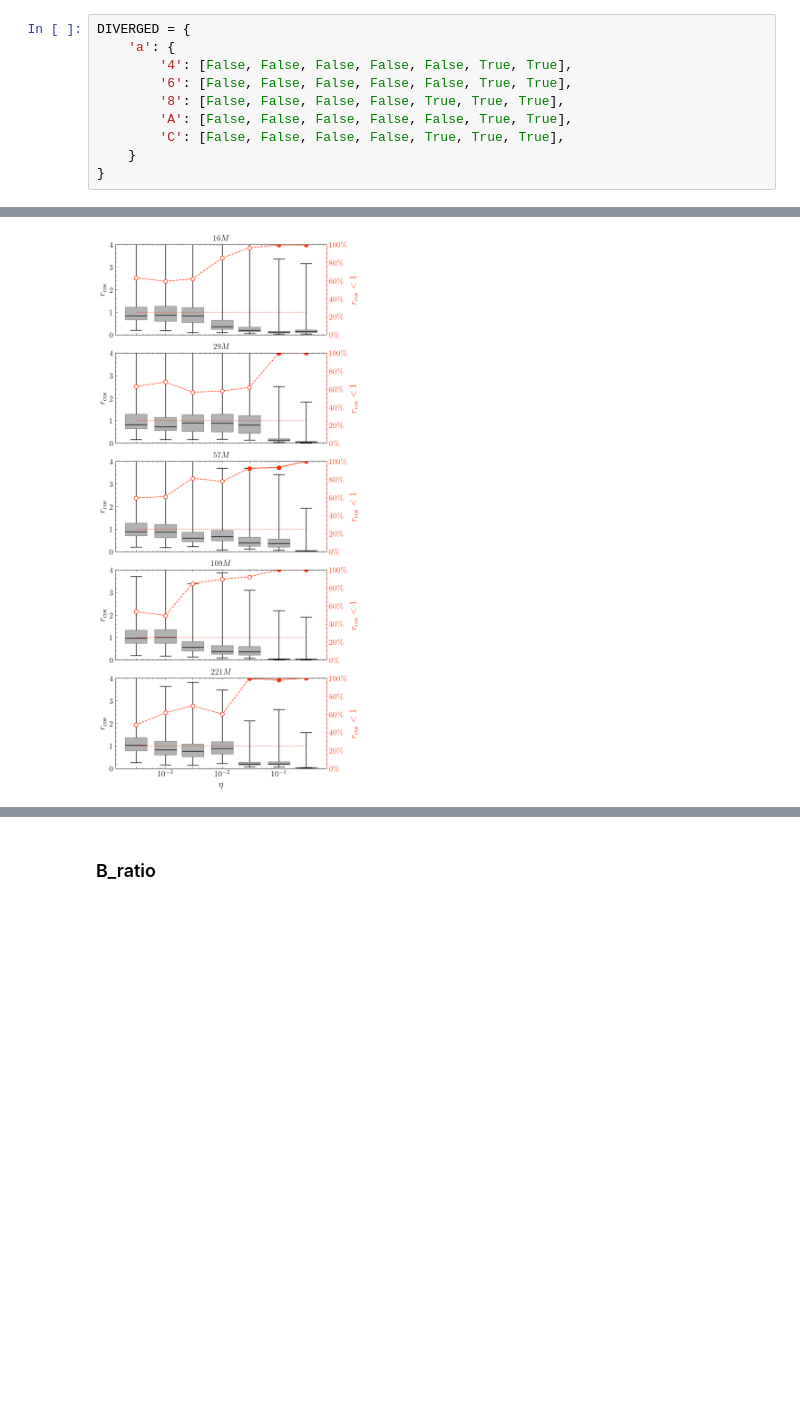
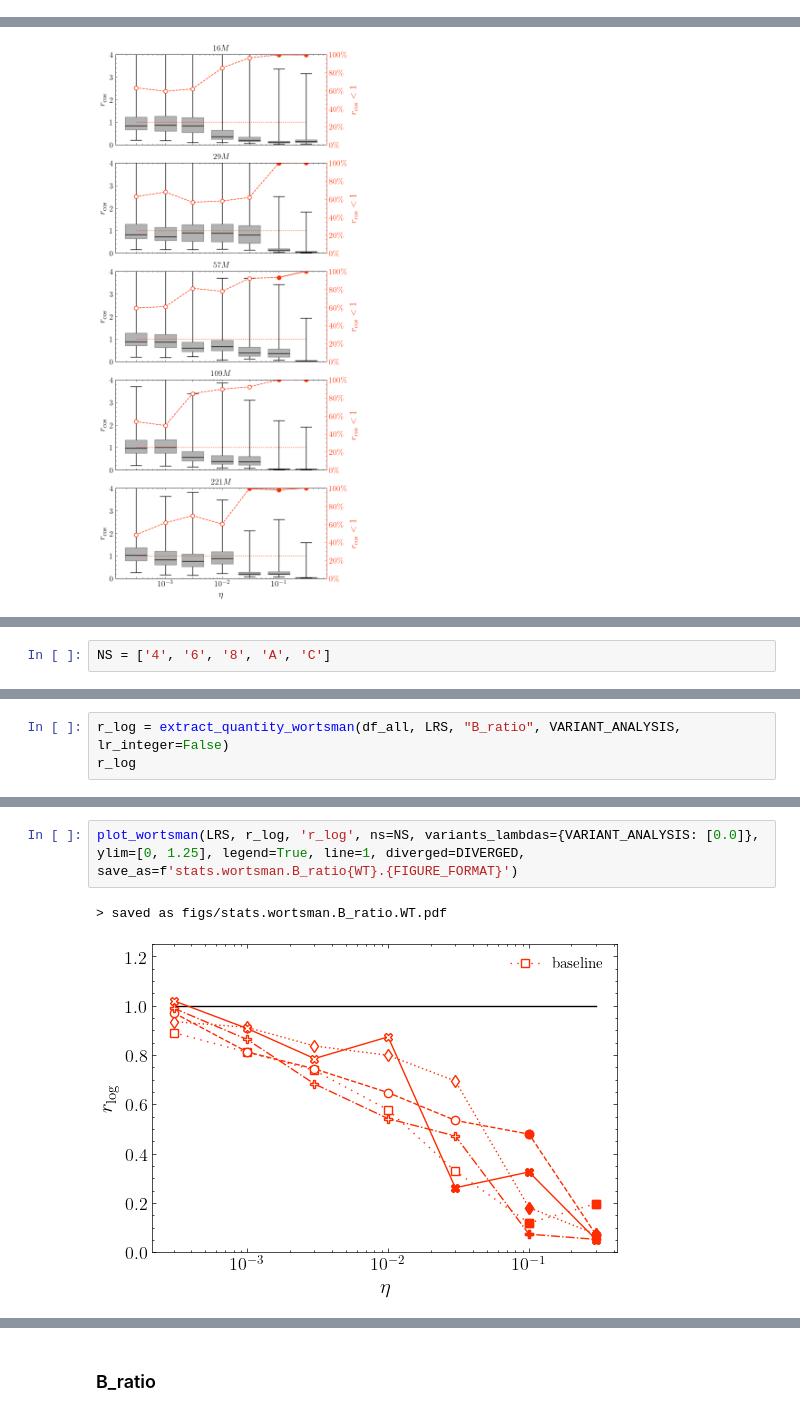
Before and after one commit to flxst/output-embedding-centering, a Jupyter notebook: results/Analyze_Stats.ipynb, the cells around one changed output, grey strips where cells are left out. Saved outputs shown, nothing was run; the diff lists cells and outputs as text; blank space fills up the shorter version.

```diff
--- a/results/Analyze_Stats.ipynb
+++ b/results/Analyze_Stats.ipynb
@@ -55,16 +55,6 @@ path_stats = './stats'
 assert isdir(path_stats)
 # %% [markdown]
 # 1. Load Data
-# %%
-DIVERGED = {
-    'a': {
-        '4': [False, False, False, False, False, True, True],
-        '6': [False, False, False, False, False, True, True],
-        '8': [False, False, False, False, True, True, True],
-        'A': [False, False, False, False, False, True, True],
-        'C': [False, False, False, False, True, True, True],
-    }
-}
 # %%
 runs = {}
 for elem in listdir(path_stats):
@@ -533,0 +526,2 @@ plot_box(
+# %%
+NS = ['4', '6', '8', 'A', 'C']
@@ -533,0 +530,3 @@ plot_box(
+# %%
+r_log = extract_quantity_wortsman(df_all, LRS, "B_ratio", VARIANT_ANALYSIS, lr_integer=False)
+r_log
@@ -533,0 +551,5 @@ plot_box(
+# %%
+plot_wortsman(LRS, r_log, 'r_log', ns=NS, variants_lambdas={VARIANT_ANALYSIS: [0.0]}, ylim=[0, 1.25], legend=True, line=1, diverged=DIVERGED, save_as=f'stats.wortsman.B_ratio{WT}.{FIGURE_FORMAT}')
+# %% [output]
+> saved as figs/stats.wortsman.B_ratio.WT.pdf
+[figure, added]
```
Also changed, not shown: parts of 15 cells of this notebook, 32 other files.
